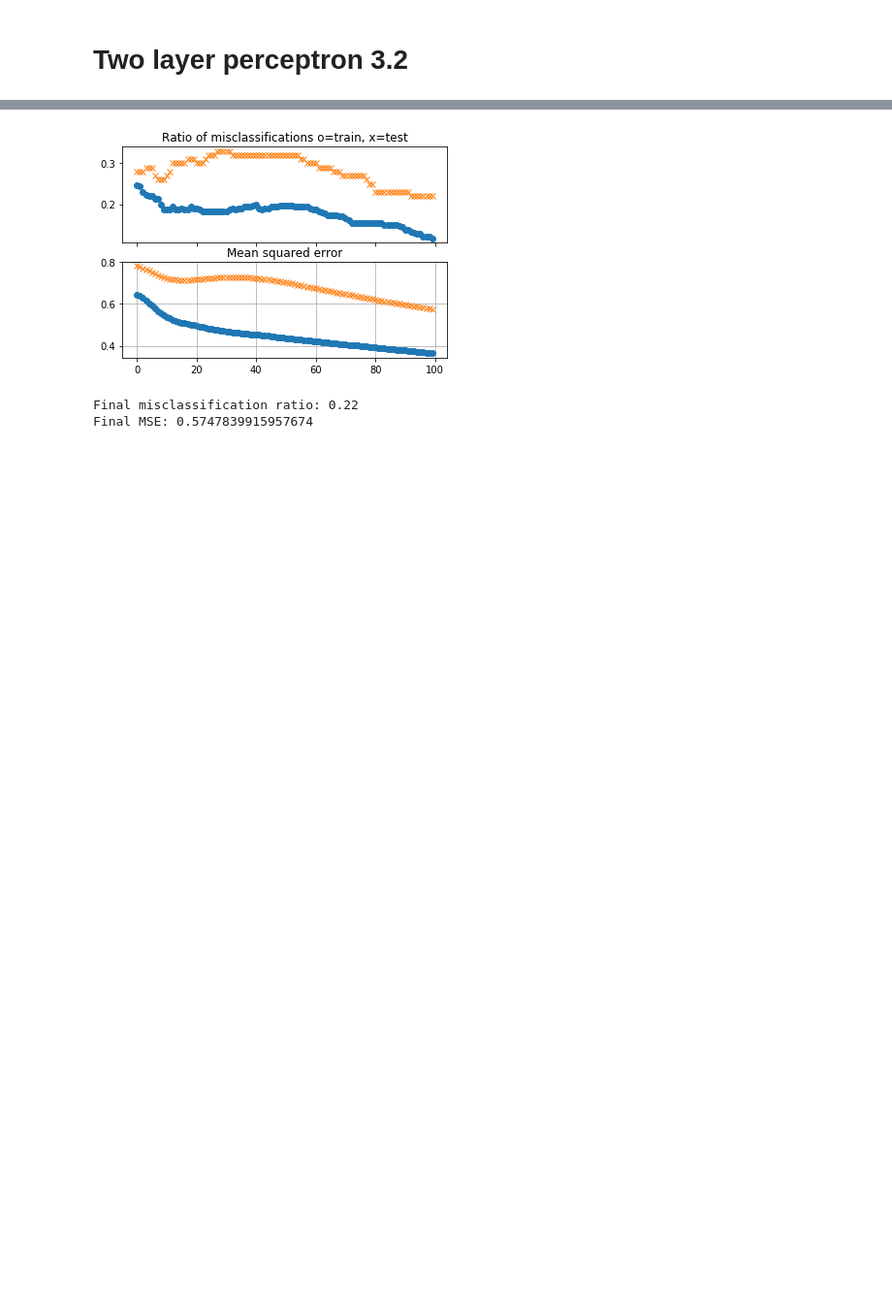
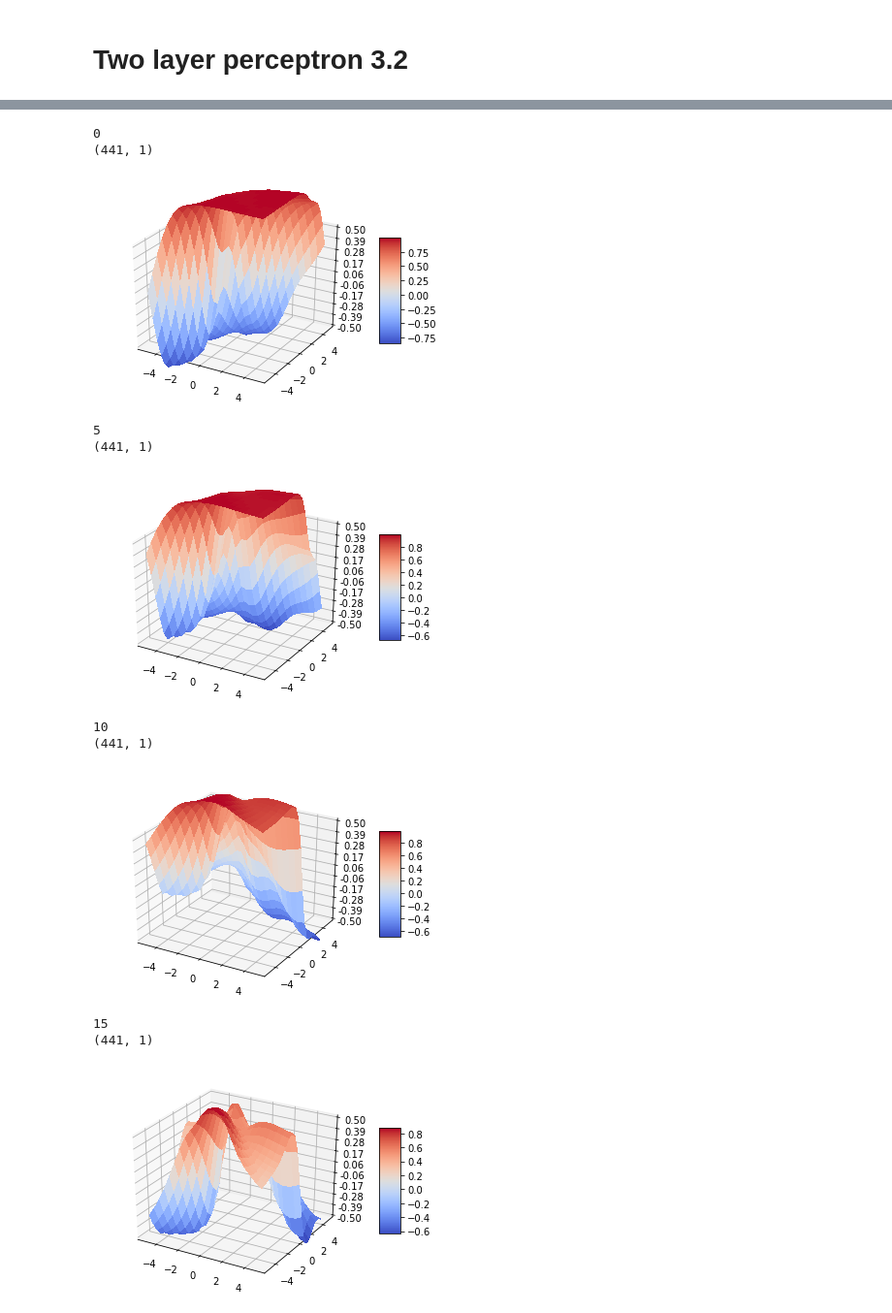
Before and after one commit to Masongyi/DD2437, a Jupyter notebook: Lab1/3.3 Function approx.ipynb, the cells around one changed output, grey strips where cells are left out. Shown at 97% size. Cells and saved outputs as stored; diff of their text form; code cells hidden in the pictures; blank space fills up the shorter version.

```diff
--- a/Lab1/3.3 Function approx.ipynb
+++ b/Lab1/3.3 Function approx.ipynb
@@ -185,0 +170,32 @@ class neuralNet():
+# %%
+fig = plt.figure()
+ax = fig.gca(projection='3d')
+
+X = np.arange(-5, 5.5, 0.5)
+Y = np.arange(-5, 5.5, 0.5)
+X, Y = np.meshgrid(X, Y)
+Z = np.exp(-X*X*0.1) * np.exp(-Y*Y*0.1) - 0.5
+
+
+# Plot the surface.
+surf = ax.plot_surface(X, Y, Z, cmap=cm.coolwarm,
+                       linewidth=0, antialiased=False)
+# Customize the z axis.
+ax.set_zlim(-0.5, 0.5)
+ax.zaxis.set_major_locator(LinearLocator(10))
+ax.zaxis.set_major_formatter(FormatStrFormatter('%.02f'))
+
+# Add a color bar which maps values to colors.
+fig.colorbar(surf, shrink=0.5, aspect=5)
+
+plt.show()
+
+targets = np.reshape(Z, (21*21))
+patterns = np.stack((np.reshape(X, (21*21)), np.reshape(Y, (21*21))))
+print("Patterns")
+print(patterns)
+print("Targets")
+print(targets)
+
+print(targets.shape)
+print(patterns.shape)
@@ -186,13 +221,20 @@ class neuralNet():
 # %%
-nodesInFirstLayer=4
+nodesInFirstLayer=32
 nodesInSecondLayer=1
 epochs = 100
 
 nn = neuralNet(nodesInFirstLayer,nodesInSecondLayer)
-nn.train_batch(X_train,y_train,epochs)
-nn.evaluate(epochs)
-nn.printErrors()
+nn.train_batch(patterns.T,targets,[], [],epochs,X,Y, True, False)
 # %% [output]
+0
+(441, 1)
-[figure, old version]
+[figure, new version]
-Final misclassification ratio: 0.22
-Final MSE: 0.5747839915957674
+5
+(441, 1)
+[figure, added]
+10
+(441, 1)
+[figure, added]
+15
+(441, 1)
+[figure, added]
```
Also changed, not shown: parts of 10 cells of this notebook.
